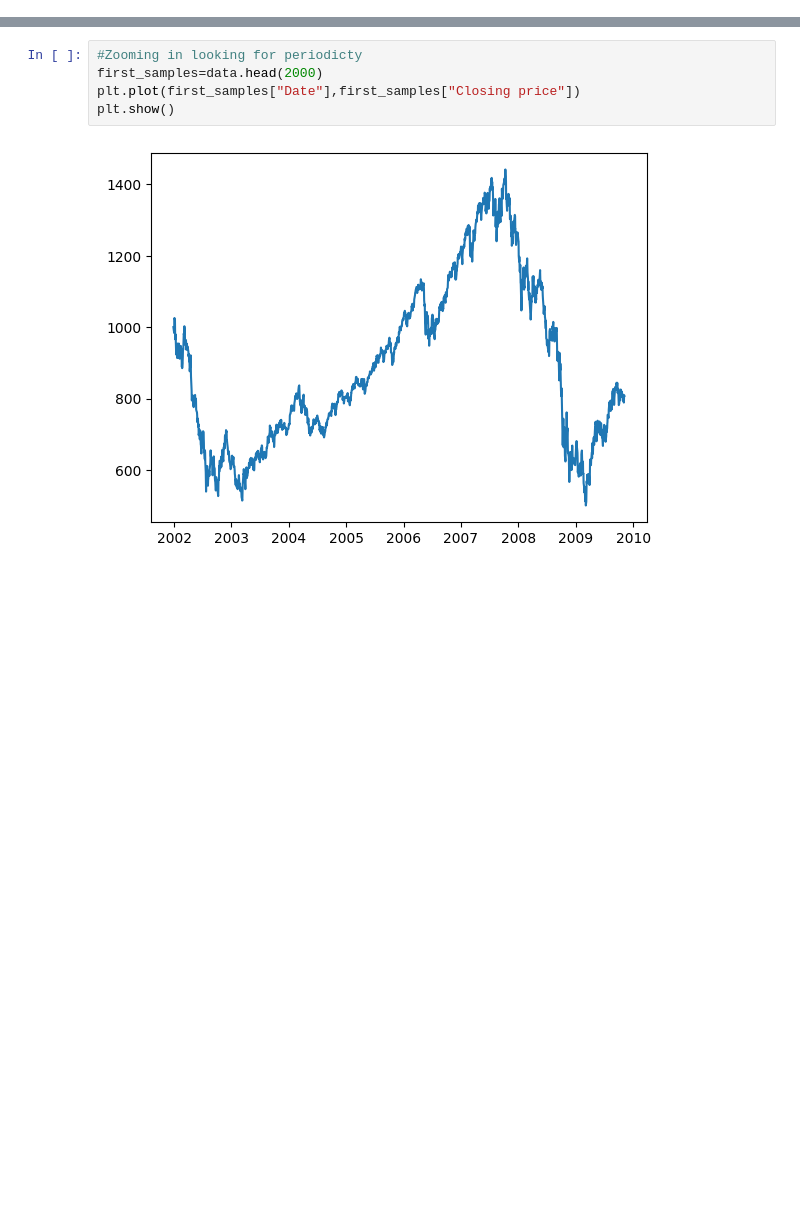
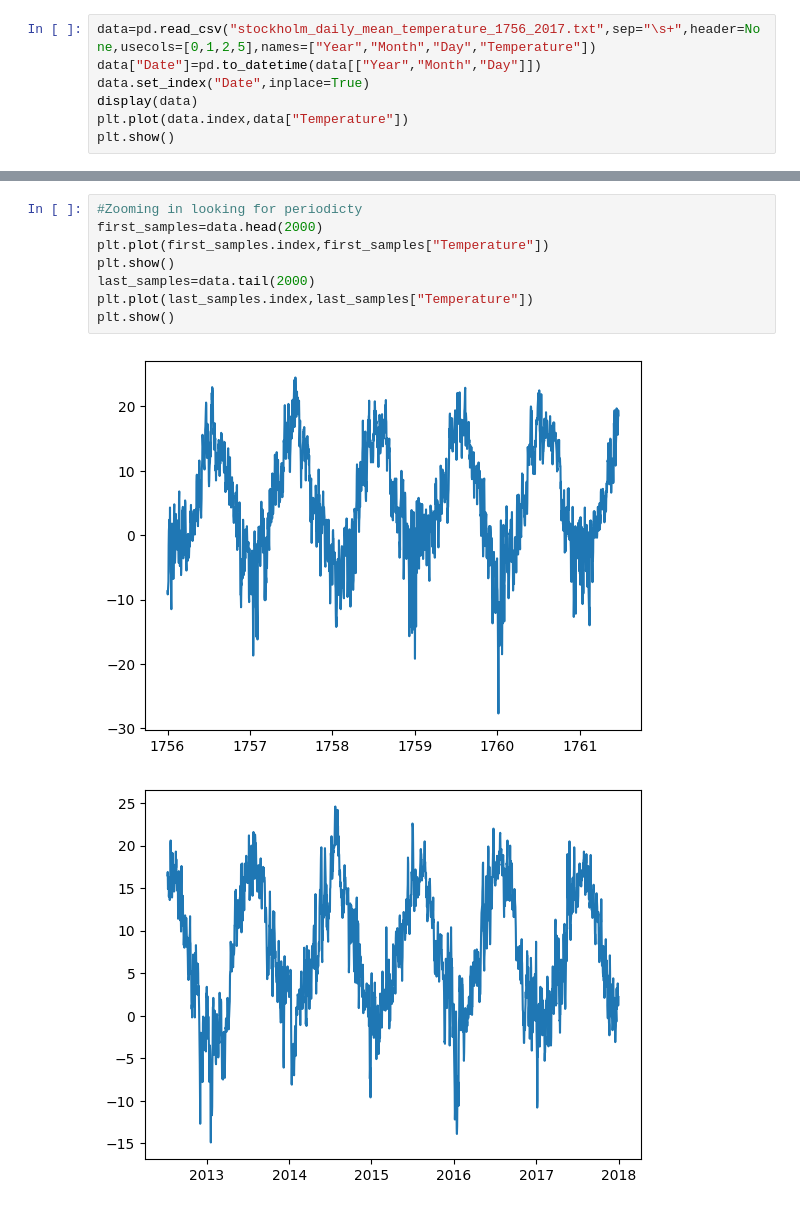
Before and after one commit to XindiLiu/TS_Project, a Jupyter notebook: partA.ipynb, the cells around one changed output, grey strips where cells are left out. Saved outputs shown, nothing was run; the diff lists cells and outputs as text; blank space fills up the shorter version.

```diff
--- a/partA.ipynb
+++ b/partA.ipynb
@@ -32,0 +9,7 @@ plt.show()
+# %%
+data=pd.read_csv("stockholm_daily_mean_temperature_1756_2017.txt",sep="\s+",header=None,usecols=[0,1,2,5],names=["Year","Month","Day","Temperature"])
+data["Date"]=pd.to_datetime(data[["Year","Month","Day"]])
+data.set_index("Date",inplace=True)
+display(data)
+plt.plot(data.index,data["Temperature"])
+plt.show()
@@ -33,7 +32,11 @@ plt.show()
 # %%
 #Zooming in looking for periodicty
 first_samples=data.head(2000)
-plt.plot(first_samples["Date"],first_samples["Closing price"])
+plt.plot(first_samples.index,first_samples["Temperature"])
 plt.show()
+last_samples=data.tail(2000)
+plt.plot(last_samples.index,last_samples["Temperature"])
+plt.show()
 # %% [output]
-[figure, old version]
+[figure, new version]
+[figure, added]
```
Also changed, not shown: parts of 7 cells of this notebook.
